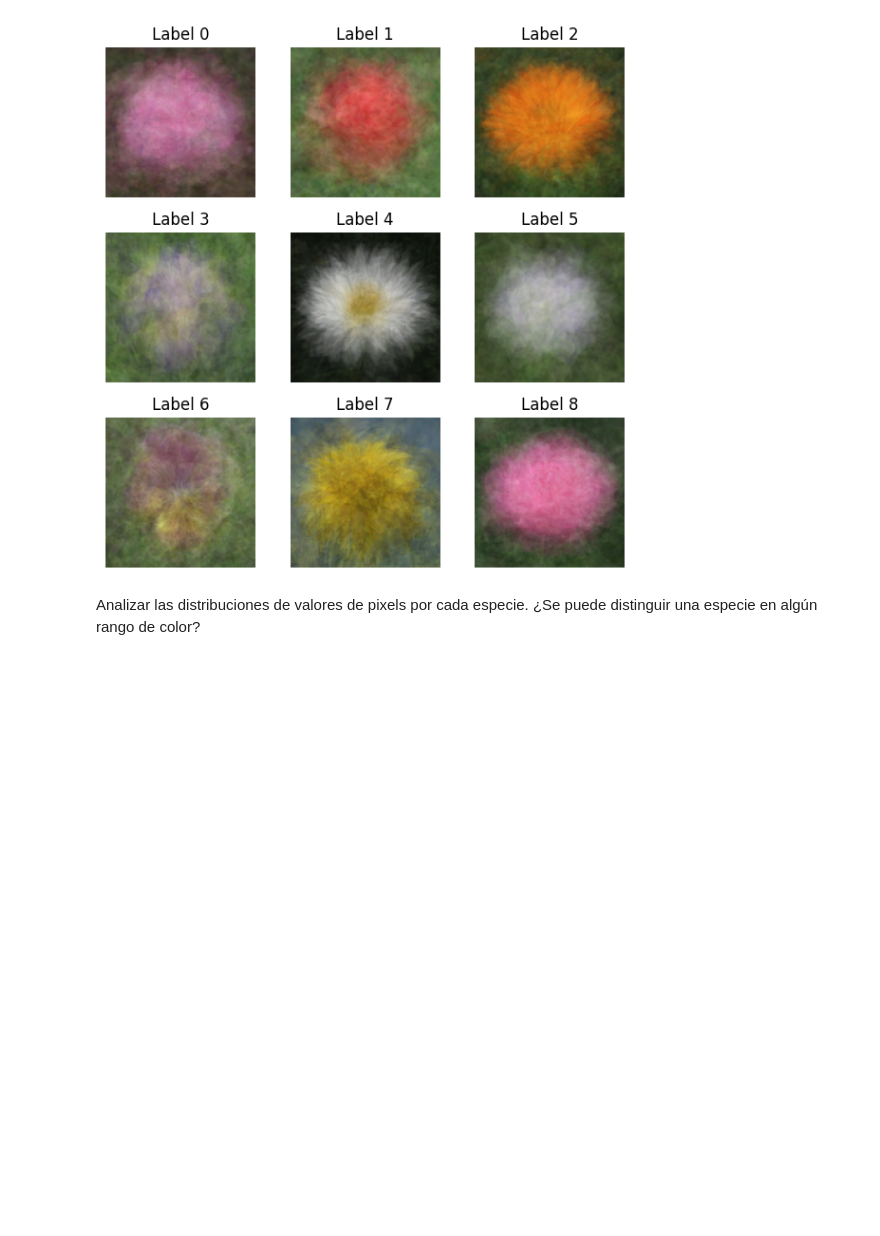
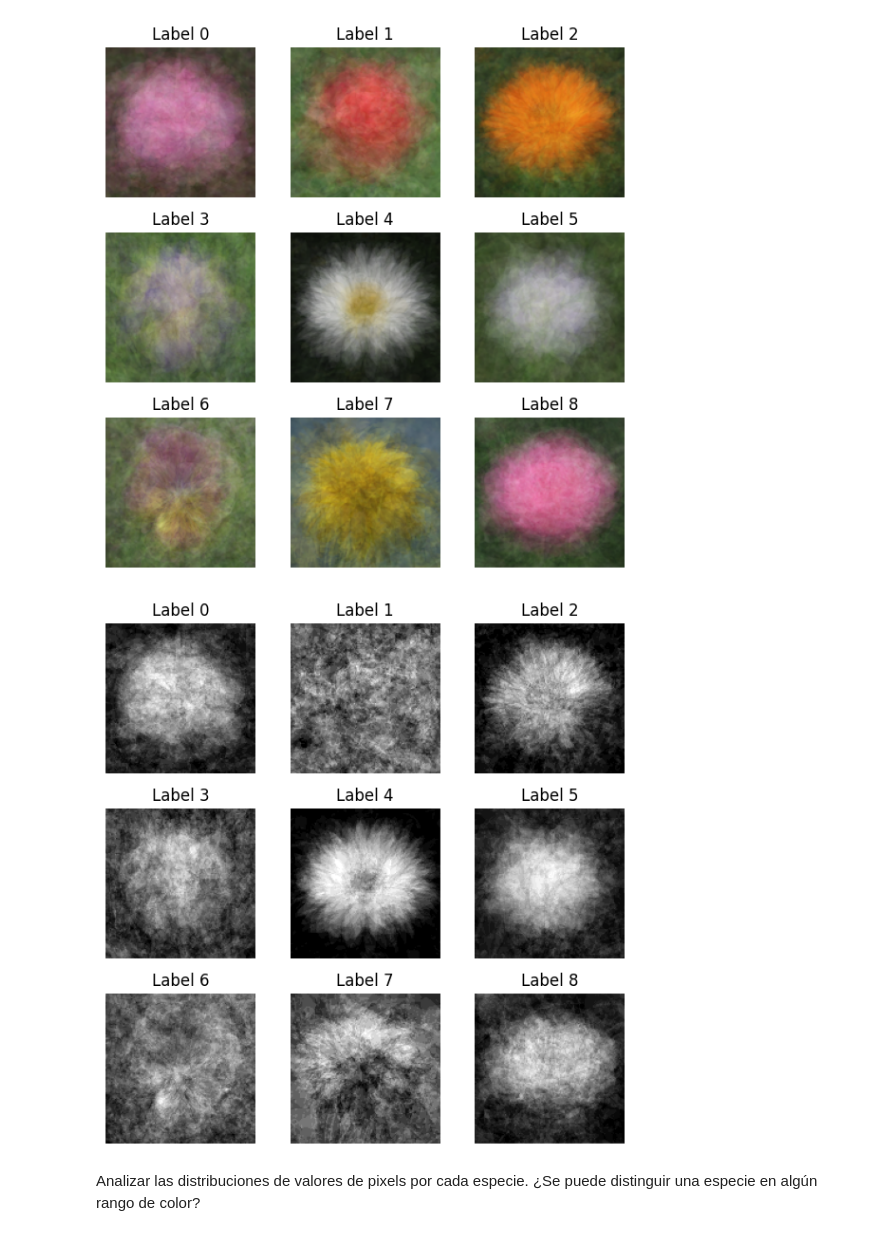
Before and after one commit to josesg998/dmecyt, a Jupyter notebook: preTP1/pre_TP_01_JSG.ipynb, the cells around one changed output. Saved outputs shown, nothing was run; the diff lists cells and outputs as text; code cells hidden in the pictures; blank space fills up the shorter version.

Commit message:
agrego promedios en blanco y negro

```diff
--- a/preTP1/pre_TP_01_JSG.ipynb
+++ b/preTP1/pre_TP_01_JSG.ipynb
@@ -251,6 +267,28 @@ plt.tight_layout()
 plt.show()
 # %% [output]
 [figure]
+# %%
+labels_sin_208 = labels[labels['file']!='0208.png']
+
+# Crear una figura con 3 filas y 3 columnas para los subplots
+fig, axs = plt.subplots(3, 3, figsize=(6, 6))
+
+for label, ax in zip(range(9), axs.ravel()):
+    files_for_label = labels_sin_208[labels_sin_208['label'] == label]['file'].tolist()
+    images = ['flower_images/' + fname for fname in files_for_label]
+
+    # Llamar a average_img_3() para calcular la imagen promedio
+    avg_img = average_img_3(images,byn=True)
+
+    # Mostrar la imagen en el subplot correspondiente
+    ax.imshow(avg_img,cmap='gray')
+    ax.set_title(f'Label {label}')
+    ax.axis('off')  # Desactivar ejes para una mejor visualización
+
+plt.tight_layout()
+plt.show()
+# %% [output]
+[figure, added]
 # %% [markdown]
 Analizar las distribuciones de valores de pixels por cada especie. ¿Se puede distinguir una especie en algún rango de color?
 # %%
```
Also changed, not shown: parts of 6 cells of this notebook.
